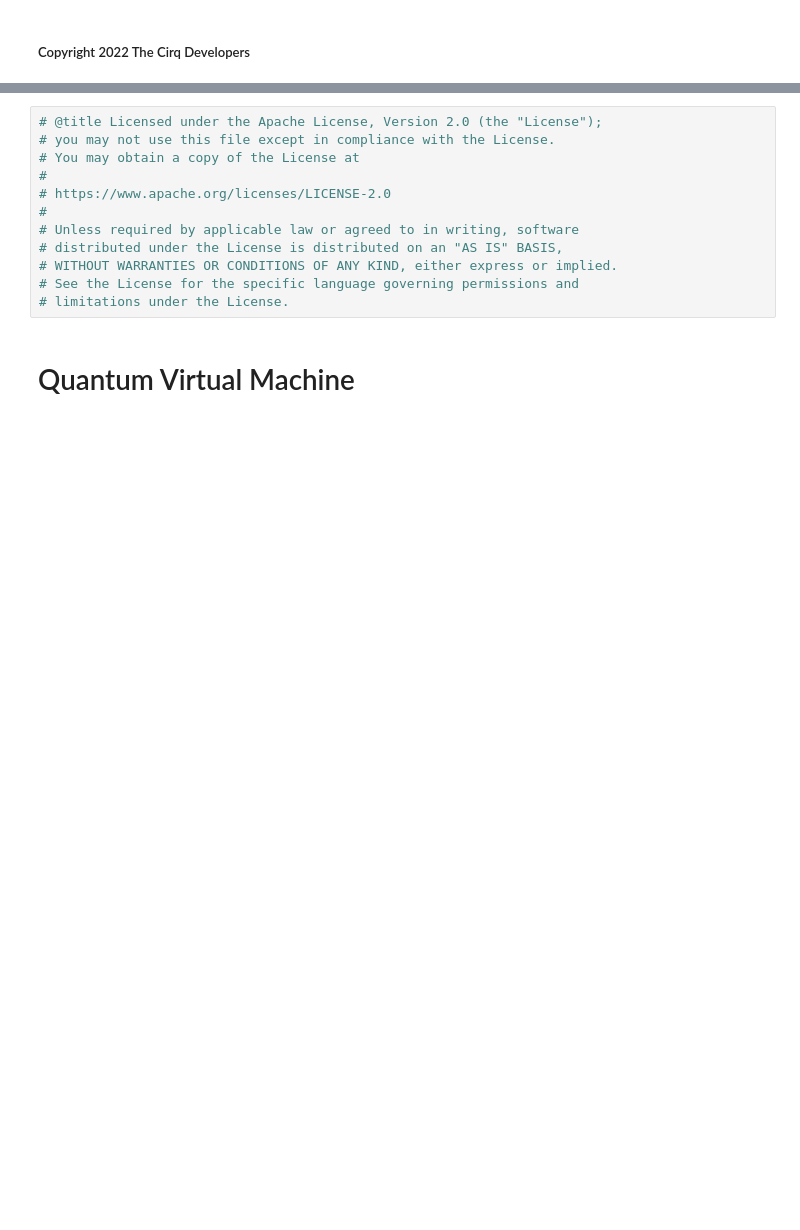
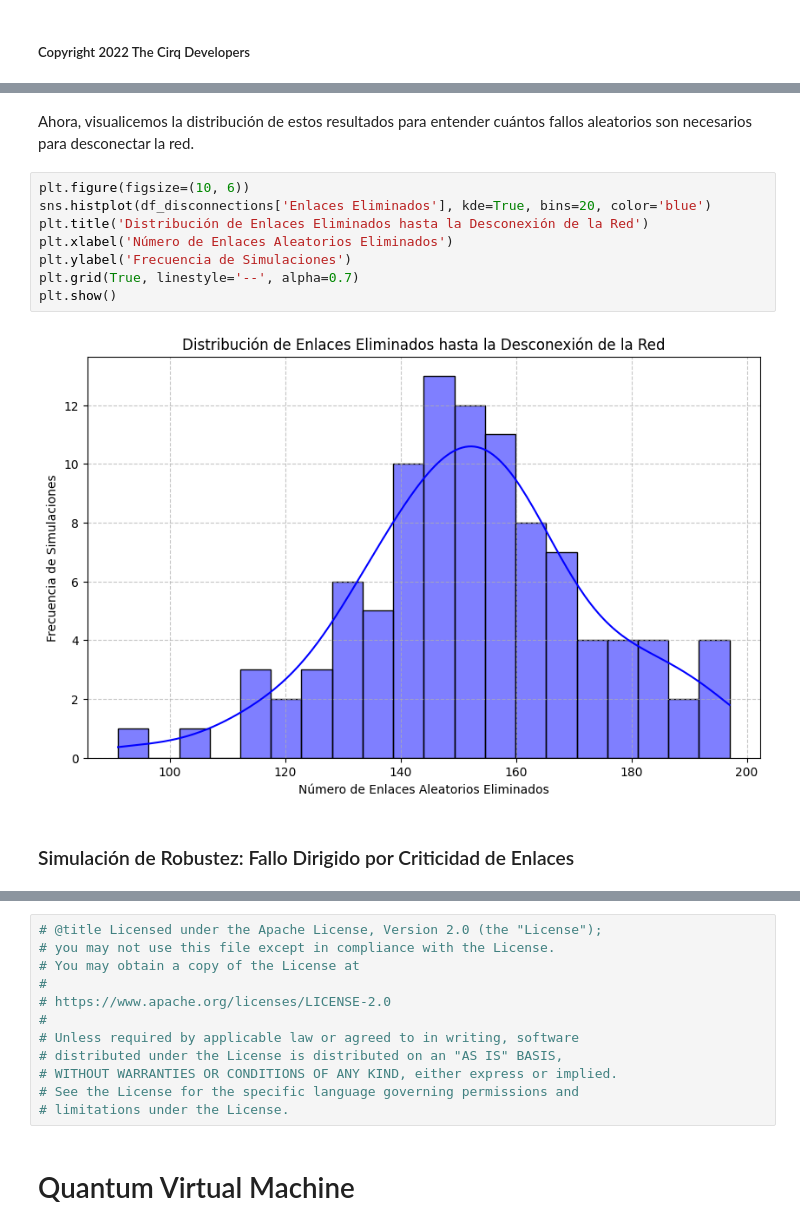
Before and after one commit to luisgabrielmatthew74/codeprojects, a Jupyter notebook: docs/simulate/quantum_virtual_machine-v11.ipynb, the cells around one changed output, grey strips where cells are left out. Drawn from its saved outputs; the diff is of its cells as text; blank space fills up the shorter version.

```diff
--- a/docs/simulate/quantum_virtual_machine-v11.ipynb
+++ b/docs/simulate/quantum_virtual_machine-v11.ipynb
@@ -4,0 +292,14 @@
+# %% [markdown]
+Ahora, visualicemos la distribución de estos resultados para entender cuántos fallos aleatorios son necesarios para desconectar la red.
+# %%
+plt.figure(figsize=(10, 6))
+sns.histplot(df_disconnections['Enlaces Eliminados'], kde=True, bins=20, color='blue')
+plt.title('Distribución de Enlaces Eliminados hasta la Desconexión de la Red')
+plt.xlabel('Número de Enlaces Aleatorios Eliminados')
+plt.ylabel('Frecuencia de Simulaciones')
+plt.grid(True, linestyle='--', alpha=0.7)
+plt.show()
+# %% [output]
+[figure, added]
+# %% [markdown]
+### Simulación de Robustez: Fallo Dirigido por Criticidad de Enlaces
```
Also changed, not shown: parts of 43 cells of this notebook.
